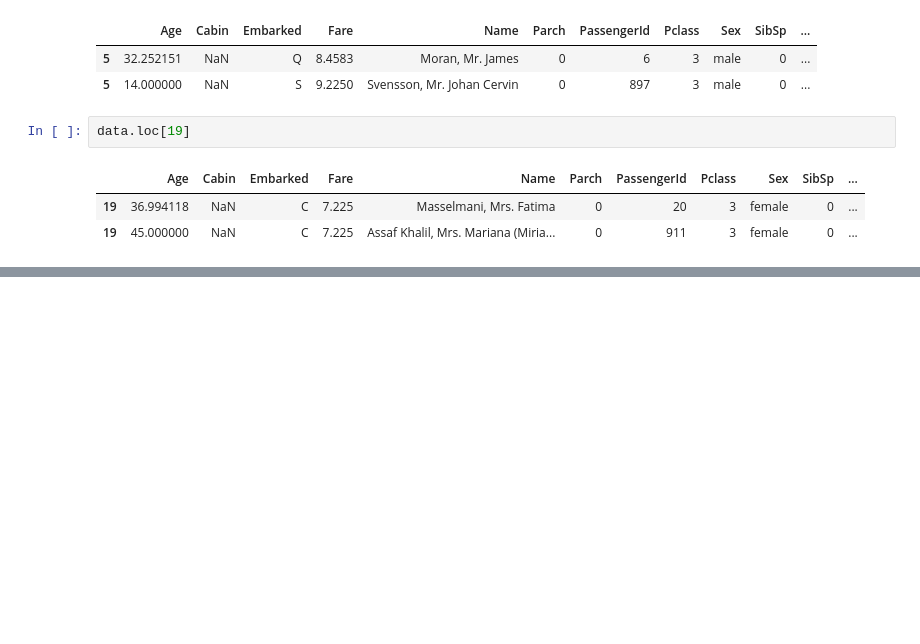
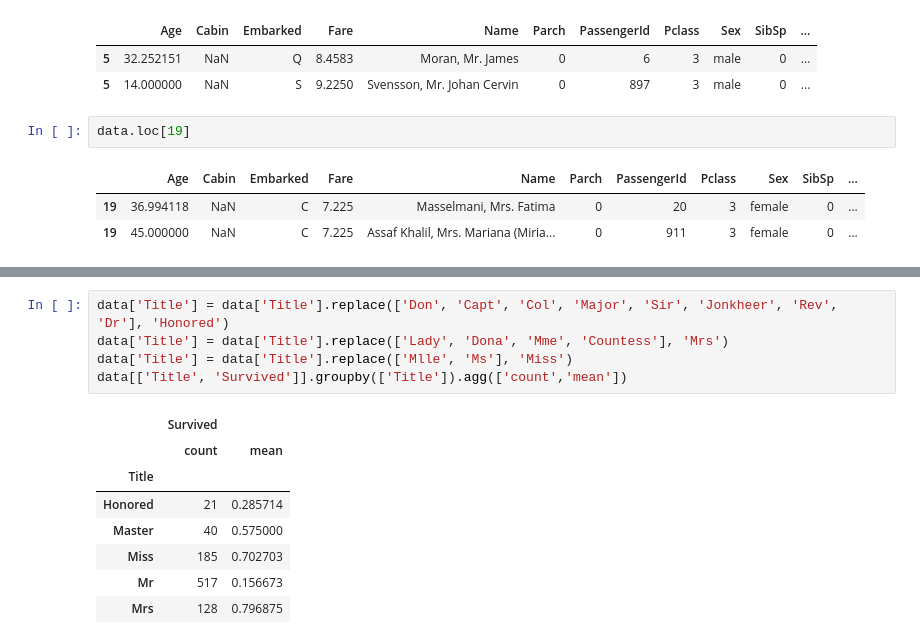
Before and after one commit to aki-06/XGBoost, a Jupyter notebook: XGBoost.ipynb, the cells around one changed output, grey strips where cells are left out. Drawn from its saved outputs; the diff is of its cells as text; blank space fills up the shorter version.

```diff
--- a/XGBoost.ipynb
+++ b/XGBoost.ipynb
@@ -209,0 +236,14 @@ data.loc[19]
+# %%
+data['Title'] = data['Title'].replace(['Don', 'Capt', 'Col', 'Major', 'Sir', 'Jonkheer', 'Rev', 'Dr'], 'Honored')
+data['Title'] = data['Title'].replace(['Lady', 'Dona', 'Mme', 'Countess'], 'Mrs')
+data['Title'] = data['Title'].replace(['Mlle', 'Ms'], 'Miss')
+data[['Title', 'Survived']].groupby(['Title']).agg(['count','mean'])
+# %% [output]
+|  | Survived |  |
+|  | count | mean |
+| Title |  |  |
+| Honored | 21 | 0.285714 |
+| Master | 40 | 0.575000 |
+| Miss | 185 | 0.702703 |
+| Mr | 517 | 0.156673 |
+| Mrs | 128 | 0.796875 |
```
Also changed, not shown: parts of 2 cells of this notebook.
